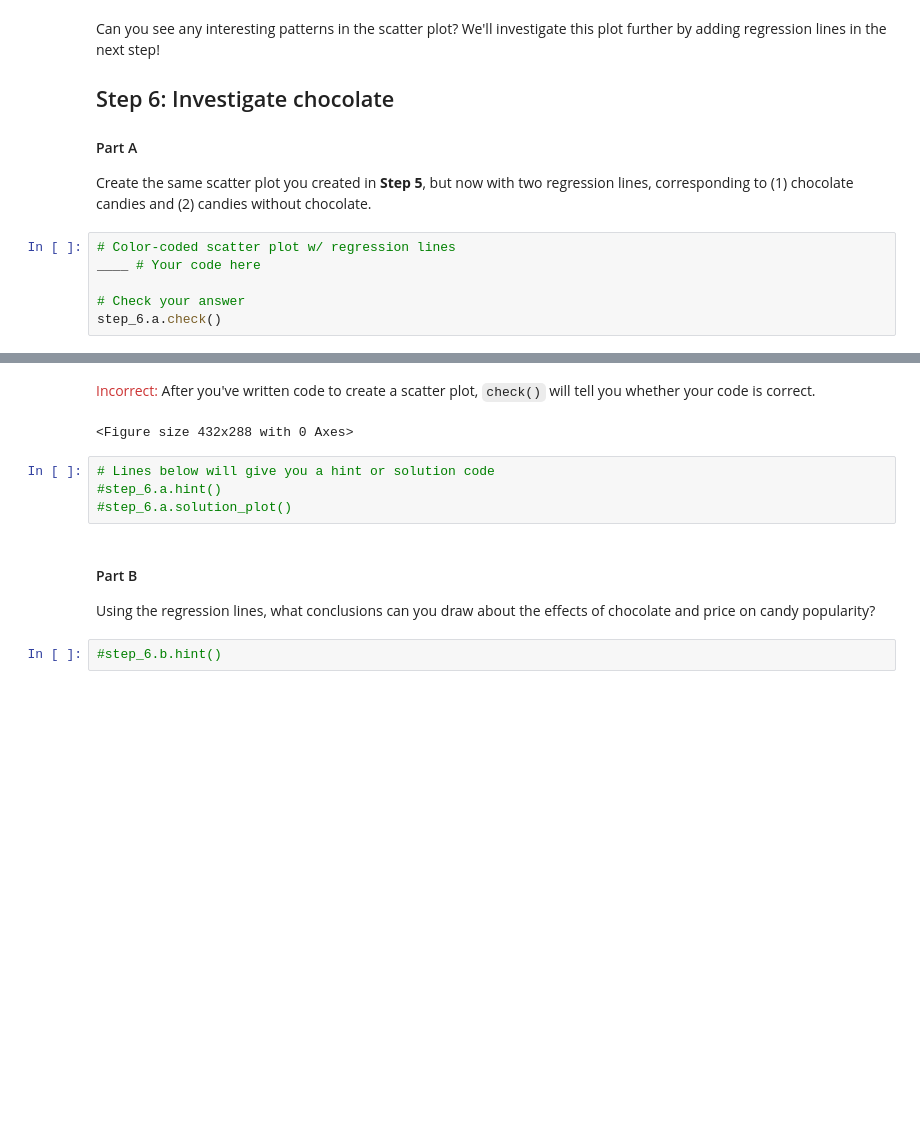
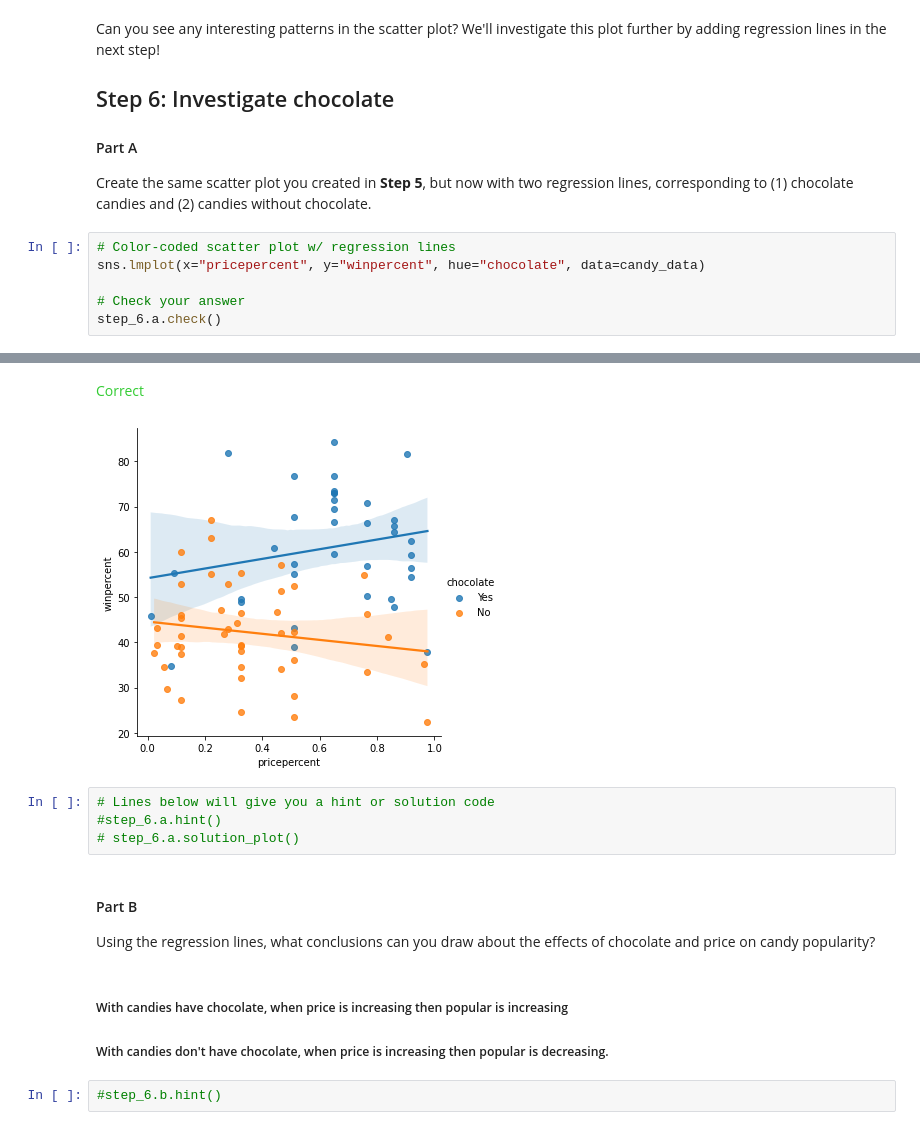
Before and after one commit to ttquynh-pham/Data-Visualization_Kaggle, a Jupyter notebook: exercise-scatter-plots.ipynb, the cells around one changed output, grey strips where cells are left out. Cells and saved outputs as stored; diff of their text form; blank space fills up the shorter version.

```diff
--- a/exercise-scatter-plots.ipynb
+++ b/exercise-scatter-plots.ipynb
@@ -192,22 +197,25 @@ Can you see any interesting patterns in the scatter plot?  We'll investigate thi
 Create the same scatter plot you created in **Step 5**, but now with two regression lines, corresponding to (1) chocolate candies and (2) candies without chocolate.
 # %%
 # Color-coded scatter plot w/ regression lines
-____ # Your code here
+sns.lmplot(x="pricepercent", y="winpercent", hue="chocolate", data=candy_data)
 
 # Check your answer
 step_6.a.check()
 # %% [output]
 [interactive output not drawn]
-<span style="color:#cc3333">Incorrect:</span> After you've written code to create a scatter plot, `check()` will tell you whether your code is correct.
+<span style="color:#33cc33">Correct</span>
-<Figure size 432x288 with 0 Axes>
+[figure, added]
 # %%
 # Lines below will give you a hint or solution code
 #step_6.a.hint()
-#step_6.a.solution_plot()
+# step_6.a.solution_plot()
 # %% [markdown]
 #### Part B
 
 Using the regression lines, what conclusions can you draw about the effects of chocolate and price on candy popularity?
+# %% [markdown]
+##### With candies have chocolate, when price is increasing then popular is increasing
+##### With candies don't have chocolate, when price is increasing then popular is decreasing.
 # %%
 #step_6.b.hint()
 # %%
```
Also changed, not shown: parts of 5 cells of this notebook.
